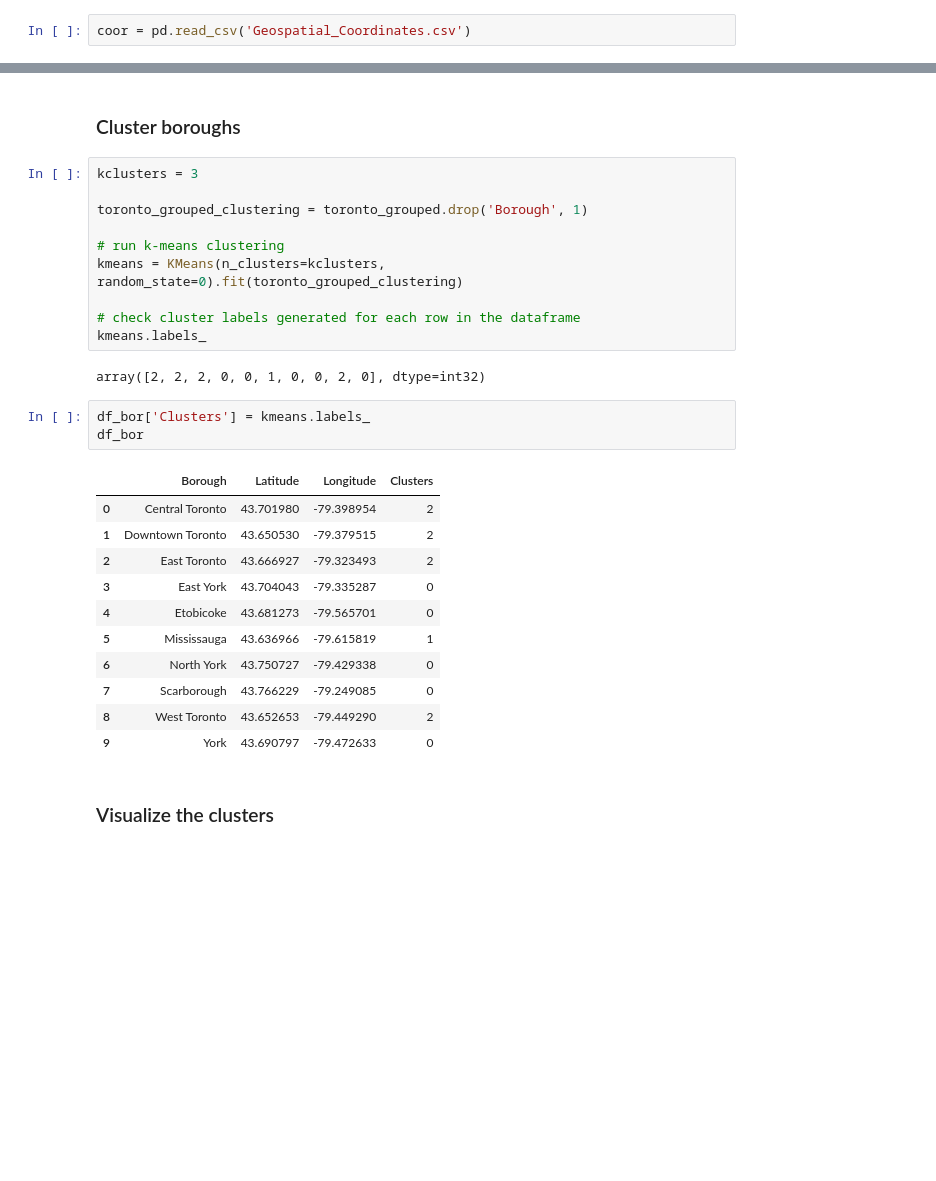
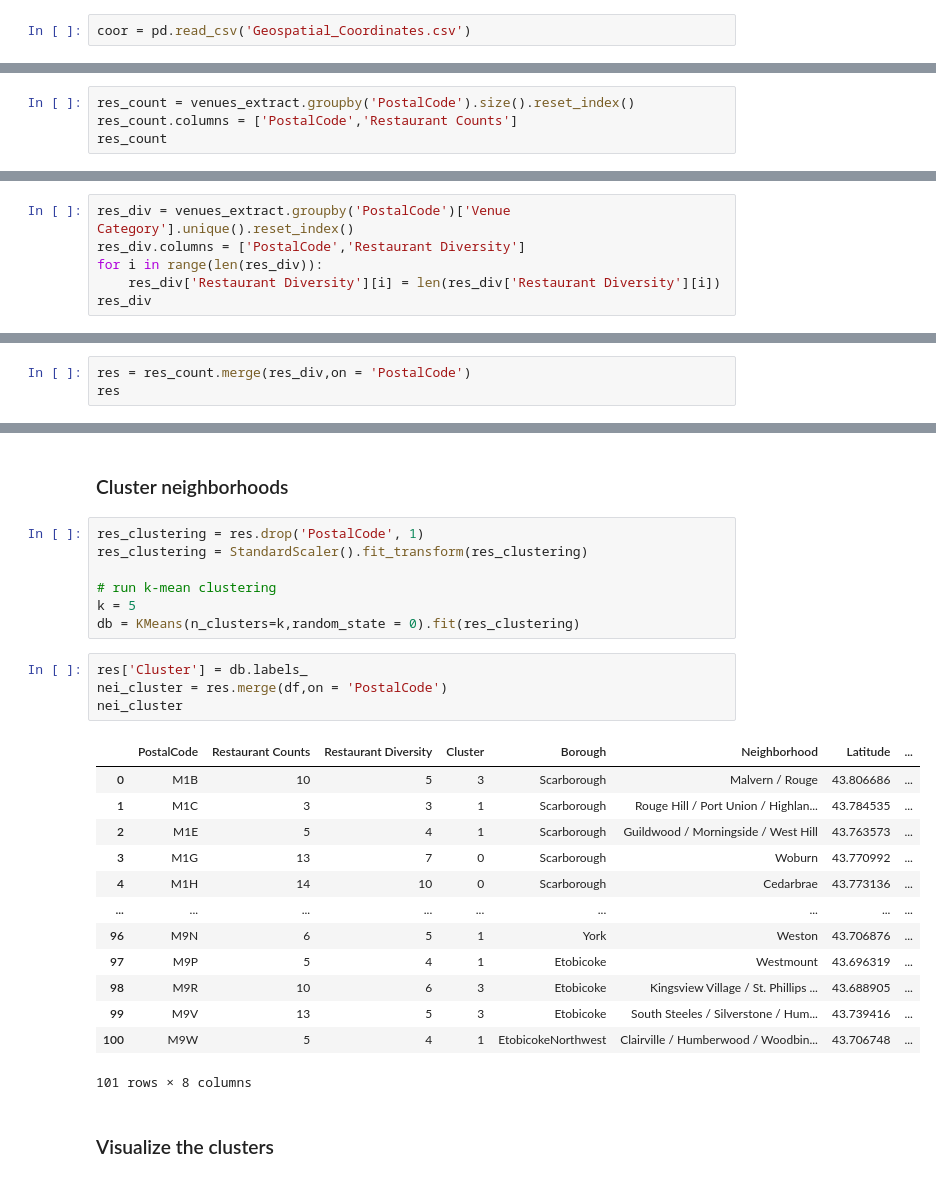
Before and after one commit to YikunLiu0801/Clustering-Location-Selection-for-a-New-Restaurant, a Jupyter notebook: Capstone Project.ipynb, the cells around one changed output, grey strips where cells are left out. Saved outputs shown, nothing was run; the diff lists cells and outputs as text; blank space fills up the shorter version.

```diff
--- a/Capstone Project.ipynb
+++ b/Capstone Project.ipynb
@@ -204,0 +168,4 @@ toronto_grouped
+# %%
+res_count = venues_extract.groupby('PostalCode').size().reset_index()
+res_count.columns = ['PostalCode','Restaurant Counts']
+res_count
@@ -204,0 +186,6 @@ toronto_grouped
+# %%
+res_div = venues_extract.groupby('PostalCode')['Venue Category'].unique().reset_index()
+res_div.columns = ['PostalCode','Restaurant Diversity']
+for i in range(len(res_div)):
+    res_div['Restaurant Diversity'][i] = len(res_div['Restaurant Diversity'][i])
+res_div
@@ -204,0 +206,3 @@ toronto_grouped
+# %%
+res = res_count.merge(res_div,on = 'PostalCode')
+res
@@ -205,32 +223,30 @@ toronto_grouped
 # %% [markdown]
-### Cluster boroughs
+### Cluster neighborhoods
-# %%
-kclusters = 3
-
-toronto_grouped_clustering = toronto_grouped.drop('Borough', 1)
-
-# run k-means clustering
-kmeans = KMeans(n_clusters=kclusters, random_state=0).fit(toronto_grouped_clustering)
-
-# check cluster labels generated for each row in the dataframe
-kmeans.labels_
-# %% [output]
-array([2, 2, 2, 0, 0, 1, 0, 0, 2, 0], dtype=int32)
-# %%
-df_bor['Clusters'] = kmeans.labels_
-df_bor
-# %% [output]
-|  | Borough | Latitude | Longitude | Clusters |
-| 0 | Central Toronto | 43.701980 | -79.398954 | 2 |
-| 1 | Downtown Toronto | 43.650530 | -79.379515 | 2 |
-| 2 | East Toronto | 43.666927 | -79.323493 | 2 |
-| 3 | East York | 43.704043 | -79.335287 | 0 |
-| 4 | Etobicoke | 43.681273 | -79.565701 | 0 |
-| 5 | Mississauga | 43.636966 | -79.615819 | 1 |
-| 6 | North York | 43.750727 | -79.429338 | 0 |
-| 7 | Scarborough | 43.766229 | -79.249085 | 0 |
-| 8 | West Toronto | 43.652653 | -79.449290 | 2 |
-| 9 | York | 43.690797 | -79.472633 | 0 |
+# %%
+res_clustering = res.drop('PostalCode', 1)
+res_clustering = StandardScaler().fit_transform(res_clustering)
+
+# run k-mean clustering
+k = 5
+db = KMeans(n_clusters=k,random_state = 0).fit(res_clustering)
+# %%
+res['Cluster'] = db.labels_
+nei_cluster = res.merge(df,on = 'PostalCode')
+nei_cluster
+# %% [output]
+|  | PostalCode | Restaurant Counts | Restaurant Diversity | Cluster | Borough | Neighborhood | Latitude | ... |
+| 0 | M1B | 10 | 5 | 3 | Scarborough | Malvern / Rouge | 43.806686 | ... |
+| 1 | M1C | 3 | 3 | 1 | Scarborough | Rouge Hill / Port Union / Highlan... | 43.784535 | ... |
+| 2 | M1E | 5 | 4 | 1 | Scarborough | Guildwood / Morningside / West Hill | 43.763573 | ... |
+| 3 | M1G | 13 | 7 | 0 | Scarborough | Woburn | 43.770992 | ... |
+| 4 | M1H | 14 | 10 | 0 | Scarborough | Cedarbrae | 43.773136 | ... |
+| ... | ... | ... | ... | ... | ... | ... | ... | ... |
+| 96 | M9N | 6 | 5 | 1 | York | Weston | 43.706876 | ... |
+| 97 | M9P | 5 | 4 | 1 | Etobicoke | Westmount | 43.696319 | ... |
+| 98 | M9R | 10 | 6 | 3 | Etobicoke | Kingsview Village / St. Phillips ... | 43.688905 | ... |
+| 99 | M9V | 13 | 5 | 3 | Etobicoke | South Steeles / Silverstone / Hum... | 43.739416 | ... |
+| 100 | M9W | 5 | 4 | 1 | EtobicokeNorthwest | Clairville / Humberwood / Woodbin... | 43.706748 | ... |
+101 rows × 8 columns
 # %% [markdown]
 ### Visualize the clusters
 # %%
```
Also changed, not shown: parts of 42 cells of this notebook.
